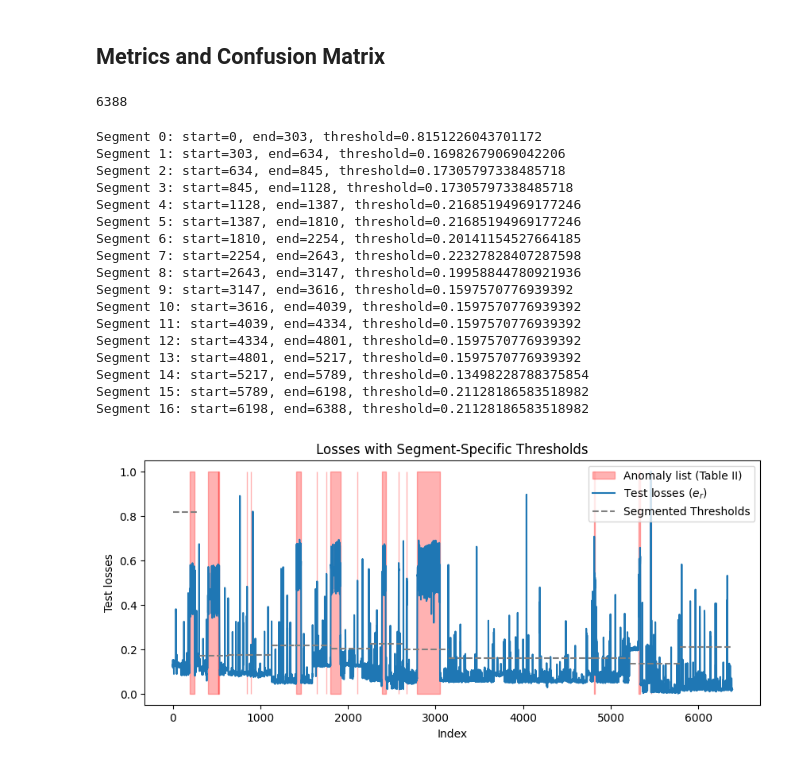
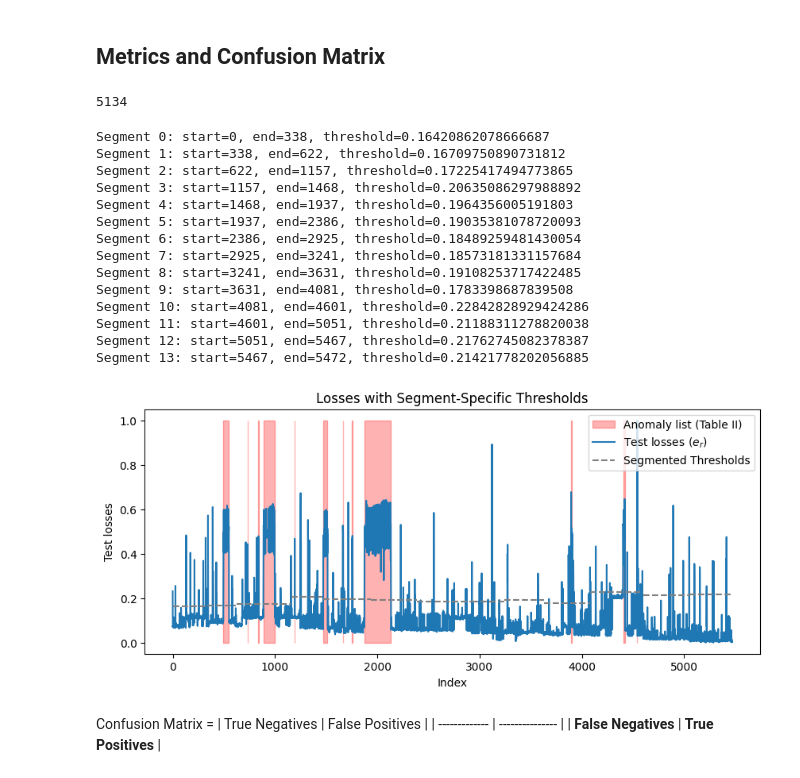
Before and after one commit to joaotiago-dias/metro_porto, a Jupyter notebook: Porto_SAE_window_v3.ipynb, the cells around one changed output. Saved outputs shown, nothing was run; the diff lists cells and outputs as text; code cells hidden in the pictures.

```diff
--- a/Porto_SAE_window_v3.ipynb
+++ b/Porto_SAE_window_v3.ipynb
@@ -571,9 +654,9 @@ plt.show()
 # %% [markdown]
 ## Metrics and Confusion Matrix
 # %%
-len(data[next(i for i, ts in enumerate(timestamps) if ts > timestamps[2954]+pd.Timedelta(days=time_delta)):])
+len(data[next(i for i, ts in enumerate(timestamps) if ts > timestamps[index_mai]+pd.Timedelta(days=time_delta)):])
 # %% [output]
-6388
+5134
 # %%
 # Initialize the MinMaxScaler
 scaler = MinMaxScaler()
@@ -581,7 +664,7 @@ conf_matrix_list = []
 
 # Reshape test_loss to a 2D array and fit and transform it
 test_loss_normalized = scaler.fit_transform(np.array(test_loss).reshape(-1, 1)).flatten()
-aux_index = next(i for i, ts in enumerate(timestamps) if ts > timestamps[2954]+pd.Timedelta(days=time_delta))
+aux_index = index_mai
 anomaly_list_binary = np.array(anomaly_list[aux_index:], dtype=int)
 
 def compute_f1_for_threshold(anomaly_list_binary, test_loss_normalized, threshold):
@@ -596,59 +679,60 @@ for i in range(len(threshold_list)):
     thresholds = np.linspace(0, 1, 10000)
     best_threshold = threshold_list[i]
     best_f1, best_predictions = compute_f1_for_threshold(anomaly_list_binary[start_idx:end_idx], test_loss_normalized[start_idx:end_idx], best_threshold)
-
     # Compute confusion matrix
-    conf_matrix_list.append(confusion_matrix(anomaly_list_binary[start_idx:end_idx], best_predictions))
+    conf_matrix_list.append(confusion_matrix(anomaly_list_binary[start_idx:end_idx], best_predictions, labels=[0, 1]))
 
 
 # Plot test losses
-aux_index = next(i for i, ts in enumerate(timestamps) if ts > timestamps[2954]+pd.Timedelta(days=time_delta))
+aux_index = next(i for i, ts in enumerate(timestamps) if ts > timestamps[index_mai])
 plt.figure(figsize=(10, 4))
 plt.fill_between(range(len(anomaly_list[aux_index:])), 0, 1, where=np.array(anomaly_list[aux_index:]) == 1,
                  color='red', alpha=0.3, label='Anomaly list (Table II)')
 plt.plot(test_loss_normalized, label="Test losses ($e_r$)", linestyle='-')
 
 # Plot segmented threshold lines
 for i in range(len(threshold_list)):
     start_idx = batch_limits[i][0] - batch_limits[0][0]  # Start index of the segment
     end_idx = batch_limits[i][1] - batch_limits[0][0]  # End index
 
     print(f"Segment {i}: start={start_idx}, end={end_idx}, threshold={threshold_list[i]}")
 
     # Ensure non-overlapping segments
     if start_idx < end_idx:
         plt.plot(range(start_idx, end_idx),
                  threshold_list[i]*np.ones(end_idx - start_idx),
                  linestyle='--', color='gray')
 
 # Add legend for threshold
 custom_legend = [Line2D([0], [0], color='gray', linestyle='--', label="Segmented Thresholds")]
 plt.legend(handles=plt.gca().get_legend_handles_labels()[0] + custom_legend, loc='upper right')
 
 # Formatting
 plt.title('Losses with Segment-Specific Thresholds')
 plt.xlabel('Index')
 plt.ylabel('Test losses')
 plt.show()
 # %% [output]
-Segment 0: start=0, end=303, threshold=0.8151226043701172
-Segment 1: start=303, end=634, threshold=0.16982679069042206
-Segment 2: start=634, end=845, threshold=0.17305797338485718
-Segment 3: start=845, end=1128, threshold=0.17305797338485718
-Segment 4: start=1128, end=1387, threshold=0.21685194969177246
-Segment 5: start=1387, end=1810, threshold=0.21685194969177246
-Segment 6: start=1810, end=2254, threshold=0.20141154527664185
-Segment 7: start=2254, end=2643, threshold=0.22327828407287598
-Segment 8: start=2643, end=3147, threshold=0.19958844780921936
-Segment 9: start=3147, end=3616, threshold=0.1597570776939392
-Segment 10: start=3616, end=4039, threshold=0.1597570776939392
-Segment 11: start=4039, end=4334, threshold=0.1597570776939392
-Segment 12: start=4334, end=4801, threshold=0.1597570776939392
-Segment 13: start=4801, end=5217, threshold=0.1597570776939392
-Segment 14: start=5217, end=5789, threshold=0.13498228788375854
-Segment 15: start=5789, end=6198, threshold=0.21128186583518982
-Segment 16: start=6198, end=6388, threshold=0.21128186583518982
+Segment 0: start=0, end=338, threshold=0.16420862078666687
+Segment 1: start=338, end=622, threshold=0.16709750890731812
+Segment 2: start=622, end=1157, threshold=0.17225417494773865
+Segment 3: start=1157, end=1468, threshold=0.20635086297988892
+Segment 4: start=1468, end=1937, threshold=0.1964356005191803
+Segment 5: start=1937, end=2386, threshold=0.19035381078720093
+Segment 6: start=2386, end=2925, threshold=0.18489259481430054
+Segment 7: start=2925, end=3241, threshold=0.18573181331157684
+Segment 8: start=3241, end=3631, threshold=0.19108253717422485
+Segment 9: start=3631, end=4081, threshold=0.1783398687839508
+Segment 10: start=4081, end=4601, threshold=0.22842828929424286
+Segment 11: start=4601, end=5051, threshold=0.21188311278820038
+Segment 12: start=5051, end=5467, threshold=0.21762745082378387
+Segment 13: start=5467, end=5472, threshold=0.21421778202056885
-[figure, old version]
+[figure, new version]
+# %% [markdown]
+Confusion Matrix =
+| True Negatives |     False Positives |
+| -------------  |  --------------- |
+| **False Negatives**   |  **True Positives** |
 # %%
 cm = np.sum(conf_matrix_list, axis=0)
 TN, FP, FN, TP = cm.ravel()
```
Also changed, not shown: parts of 10 cells of this notebook, 1 other file.
